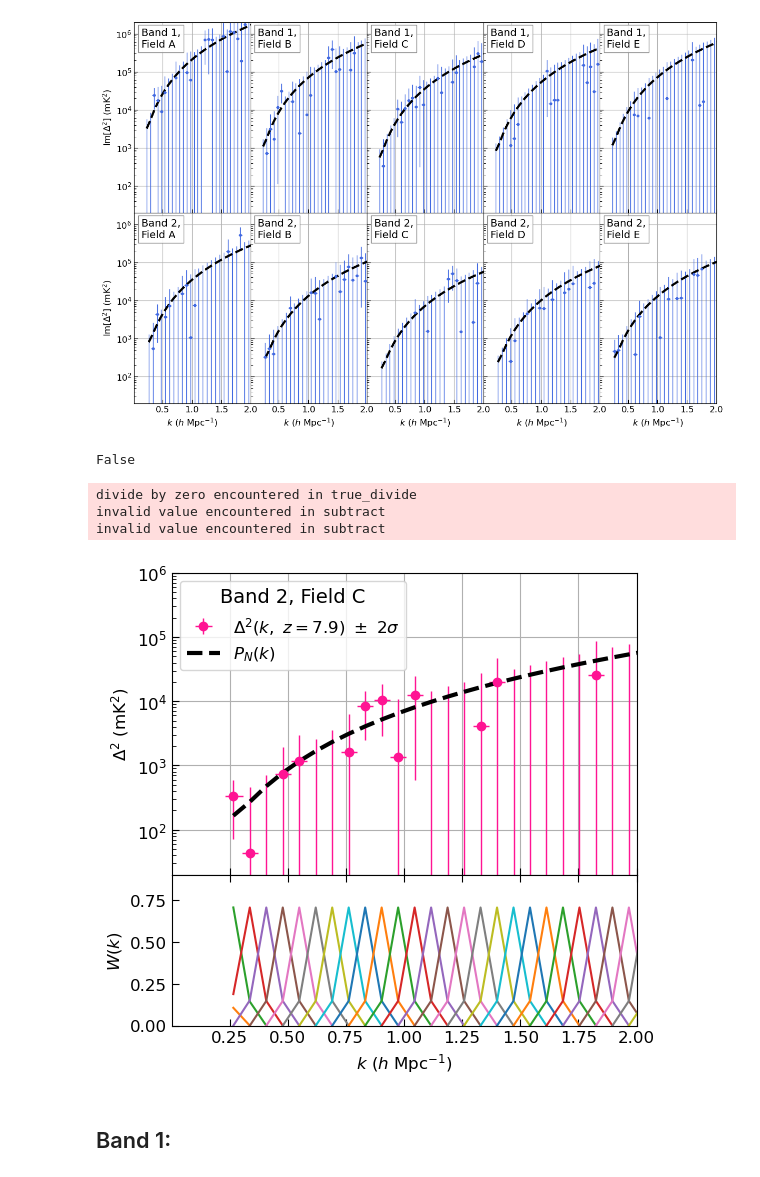
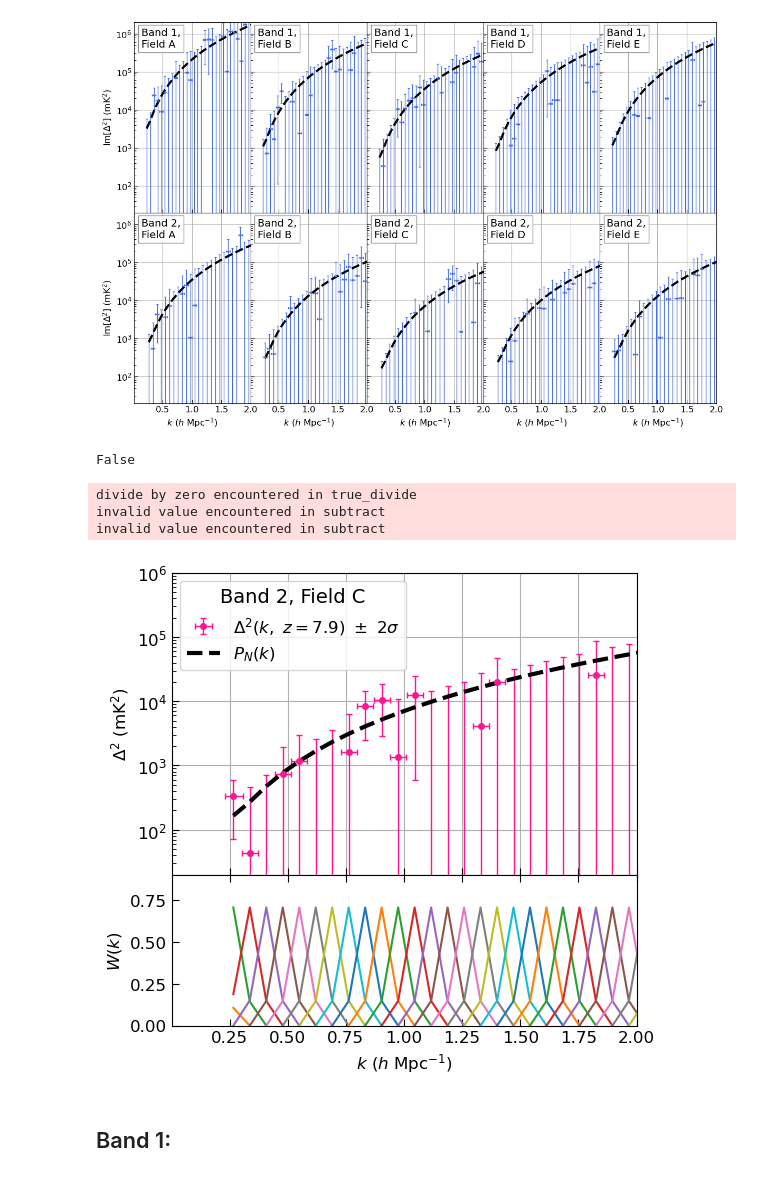
Before and after one commit to HERA-Team/H1C_IDR3_Power_Spectra, a Jupyter notebook: SPOILERS/Paper_Plots/H1C_IDR3_Paper_Plots.ipynb, the cells around one changed output. Cells and saved outputs as stored; diff of their text form; code cells hidden in the pictures.

```diff
--- a/SPOILERS/Paper_Plots/H1C_IDR3_Paper_Plots.ipynb
+++ b/SPOILERS/Paper_Plots/H1C_IDR3_Paper_Plots.ipynb
@@ -411,0 +496,8 @@ plt.savefig('power_spectrum_waterfall_with_xtalk_subtraction.png', dpi=300, bbox
+# %%
+import pickle
+with open('../All_Epochs_Power_Spectra/figures/residual_xtalk.p', 'rb') as f:
+    res_xtalk_dict = pickle.load(f)
+
+SNRs = res_xtalk_dict['SNRs']
+blvecs = res_xtalk_dict['blvecs']
+blps = res_xtalk_dict['blps']
@@ -411,0 +529,31 @@ plt.savefig('power_spectrum_waterfall_with_xtalk_subtraction.png', dpi=300, bbox
+# %%
+fig, axes = plt.subplots(len(lstcuts), 1, figsize=(7,14.5), sharex=True, gridspec_kw={'hspace': 0})
+
+for i, lstcut in enumerate(lstcuts):
+    ax = axes.flatten()[i]
+    avg_snrs = np.array([])
+    for n, (blp, blvec) in enumerate(zip(blps, blvecs)):
+
+        if SNRs[key][lstcut] == 0:
+            avg_snrs = np.append(avg_snrs, 0)
+        else:
+            avg_snrs = np.append(avg_snrs, SNRs[key][lstcut])
+    scatter = ax.scatter(blvecs[:,0], blvecs[:,1], c=avg_snrs, s=350, cmap='turbo', edgecolors='k', norm=matplotlib.colors.LogNorm())
+    scatter.set_clim([.63, 2])
+    ax.set_aspect('equal')
+    ax.set_ylim([-110, 10])
+    if i == (len(lstcuts) - 1):
+        ax.set_xlabel('EW-Baseline Component (m)', fontsize=16)
+
+    ax.set_ylabel('NS-Baseline (m)', fontsize=16)
+    ax.text(101, -103, f'Field {"ABCDEFGHIJ"[i]}', va='center', ha='right')#, bbox=dict(facecolor='w', alpha=0.8))
+
+plt.tight_layout()
+
+fig.subplots_adjust(right=0.8)
+cbar_ax = fig.add_axes([0.8, axes[-1].get_position().extents[1], 0.05,
+                        axes[0].get_position().extents[-1] - axes[-1].get_position().extents[1]])
+cbar = fig.colorbar(scatter, cax=cbar_ax,  extend='both')
+cbar.set_label(label='Average $|$SNR$|$ at ' + f'{xtalk_dly_min}' + ' $<|\\tau |<$ ' + f'{xtalk_dly_max} ns After Averaging', labelpad=-30)
+
+# plt.savefig(f'{figures_folder}/{prefix}redundant_avg_xtalk_SNR_band_{spw+1}.pdf', dpi=200)
@@ -628,7 +778,7 @@ for func, c in [(np.real, 'deeppink'), (np.imag, 'royalblue')]:
             x, xerr_low, xerr_hi = sqe.utils.interp_Wcdf(u.window_function_array[spw].squeeze(), kbins)
             xerr = np.array([xerr_low, xerr_hi]).T[ks]
             # plot data
-            p1 = ax.errorbar(k, y, marker='o', ms=3, ls='',
+            p1 = ax.errorbar(k, y, marker='o', ms=2, ls='', capsize=1.5,
                              yerr=yerr * 2, c=c, xerr=xerr.T, lw=1)
             p2, = ax.plot(k, pn, c='k', ls='--', lw=3)
 
@@ -708,9 +858,9 @@ else:
     ax = fig.add_subplot(grid[:, :])
 
 if component == 'abs-real':
-    p1 = ax.errorbar(k, np.abs(y), marker='o', ms=6, ls='', yerr=yerr * 2, c=c)
+    p1 = ax.errorbar(k, np.abs(y), marker='o', ms=4, ls='', yerr=yerr * 2, c=c, capsize=2)
 else:
-    p1 = ax.errorbar(k, np.real(y), marker='o', ms=6, ls='',
+    p1 = ax.errorbar(k, np.real(y), marker='o', ms=4, ls='', capsize=2,
                      yerr=yerr * 2, c=c, xerr=xerr.T, lw=1)
 
 p2, = ax.plot(k, pn, c='k', ls='--', lw=3)
@@ -720,34 +870,34 @@ ax.tick_params(direction='in', size=3, which='minor')
 ax.set_yscale('log')
 ax.grid()
 ax.set_xlim(xlim)
 ax.set_ylim(2e1, 1e6)
 ax.legend([p1, p2], [r'$\Delta^2(k,\ z={:.1f})\ \pm\ 2\sigma$'.format(z), r'$P_N(k)$'],
           fontsize=12, loc=2, ncol=1, title=f'Band {spw+1}, Field {"ABCDEFGHIJ"[field]}', title_fontsize=14)
 if not plot_window:
     ax.set_xlabel(r'$k\ (h\ {\rm Mpc}^{-1}$)', fontsize=12)
 else:
     ax.set_xticklabels([])
 ax.set_ylabel(r'$\Delta^2\ ({\rm mK}^2)$', fontsize=12)
 
 if plot_window:
     ax = fig.add_subplot(grid[2:, :])
     ax.tick_params(labelsize=12, direction='in', size=5, top=True, bottom=True)
     for win in u.window_function_array[i].squeeze()[:, ks].T:
         ax.plot(kbins, np.where(win < 1e-4, np.nan, win), lw=1.5)
     ax.set_xlim(xlim)
     ax.set_ylim(0, 0.9)
     ax.set_yticks([0, .25, .5, .75])
     ax.set_xlabel(r'$k\ (h\ {\rm Mpc}^{-1}$)', fontsize=12)
     ax.set_ylabel(r"$W(k)$", fontsize=12)
     #ax.set_yscale('log')
 
 plt.savefig(f'limits_band_{spw+1}_field_{"ABCDEFGHIJ"[field]}.pdf', dpi=200)
 # %% [output]
 False
 divide by zero encountered in true_divide
 invalid value encountered in subtract
 invalid value encountered in subtract
-[figure, old version]
+[figure, new version]
 # %%
 max_k = 1
 
```
Also changed, not shown: parts of 7 cells of this notebook, 17 other files.
